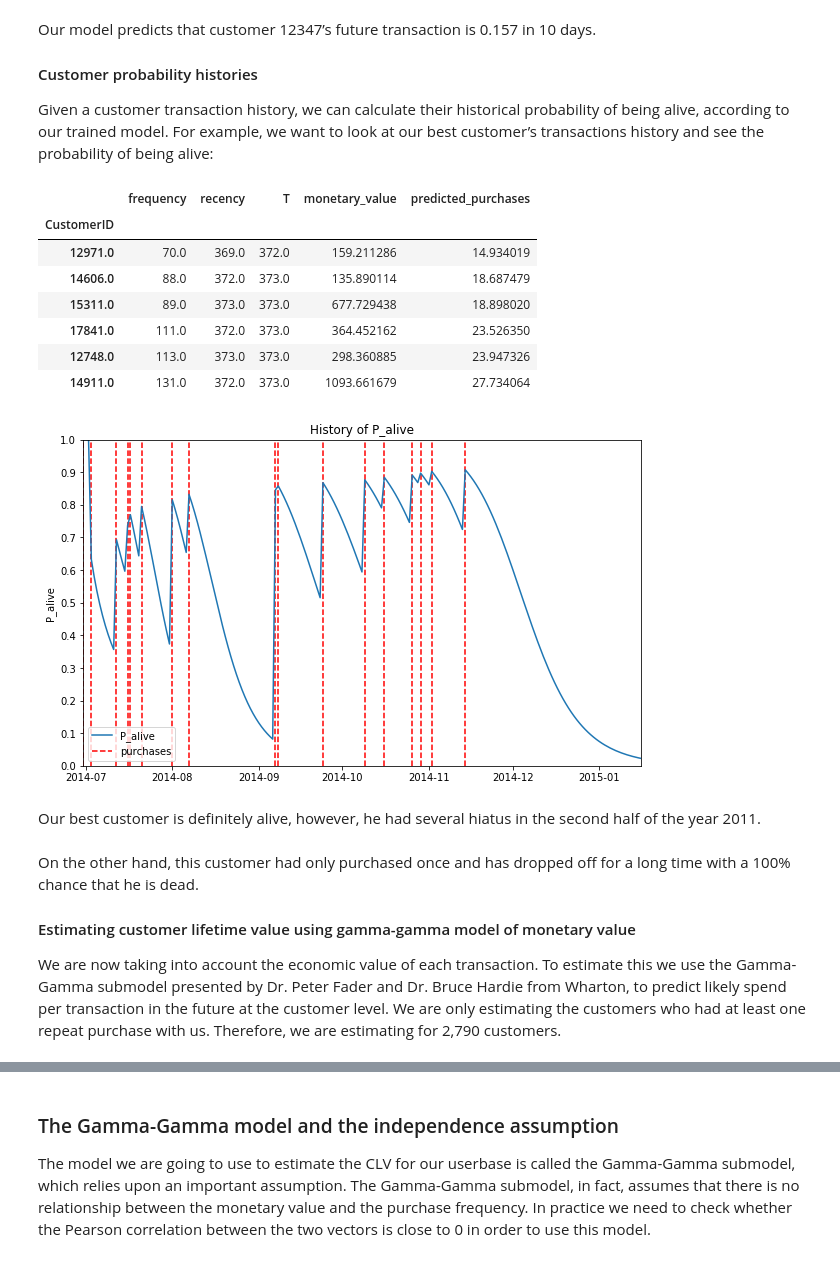
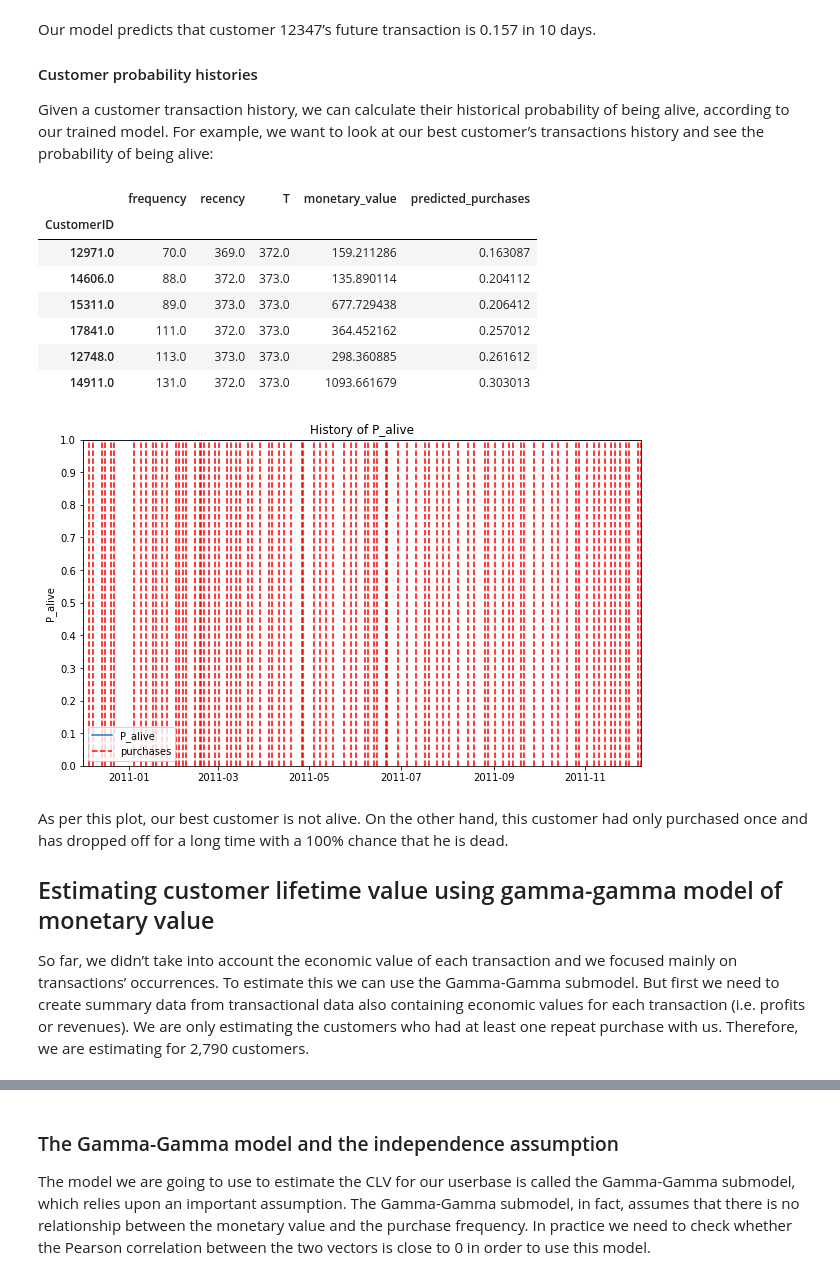
Before and after one commit to saritmaitra/Segmentation-Clustering, a Jupyter notebook: CLTV.ipynb, the cells around one changed output, grey strips where cells are left out. Cells and saved outputs as stored; diff of their text form; code cells hidden in the pictures.

```diff
--- a/CLTV.ipynb
+++ b/CLTV.ipynb
@@ -602,27 +614,27 @@ Our model predicts that customer 12347’s future transaction is 0.157 in 10 day
 
 Given a customer transaction history, we can calculate their historical probability of being alive, according to our trained model. For example, we want to look at our best customer’s transactions history and see the probability of being alive:
 # %%
-t = 31*3
+t = 1
 df['predicted_purchases'] = bgf.conditional_expected_number_of_purchases_up_to_time(t, df['frequency'], df['recency'], df['T'])
 best_projected_cust = df.sort_values('predicted_purchases').tail(6)
 df.sort_values(by='predicted_purchases').tail(6)
-#print (df.sort_values('predicted_purchases').tail(6))
 # %% [output]
 |  | frequency | recency | T | monetary_value | predicted_purchases |
 | CustomerID |  |  |  |  |  |
-| 12971.0 | 70.0 | 369.0 | 372.0 | 159.211286 | 14.934019 |
-| 14606.0 | 88.0 | 372.0 | 373.0 | 135.890114 | 18.687479 |
-| 15311.0 | 89.0 | 373.0 | 373.0 | 677.729438 | 18.898020 |
-| 17841.0 | 111.0 | 372.0 | 373.0 | 364.452162 | 23.526350 |
-| 12748.0 | 113.0 | 373.0 | 373.0 | 298.360885 | 23.947326 |
-| 14911.0 | 131.0 | 372.0 | 373.0 | 1093.661679 | 27.734064 |
+| 12971.0 | 70.0 | 369.0 | 372.0 | 159.211286 | 0.163087 |
+| 14606.0 | 88.0 | 372.0 | 373.0 | 135.890114 | 0.204112 |
+| 15311.0 | 89.0 | 373.0 | 373.0 | 677.729438 | 0.206412 |
+| 17841.0 | 111.0 | 372.0 | 373.0 | 364.452162 | 0.257012 |
+| 12748.0 | 113.0 | 373.0 | 373.0 | 298.360885 | 0.261612 |
+| 14911.0 | 131.0 | 372.0 | 373.0 | 1093.661679 | 0.303013 |
 # %%
 from lifetimes.plotting import plot_history_alive
+import matplotlib.pyplot as plt
 fig = plt.figure(figsize=(10,6))
-id = 35
-days_since_birth = 200
-sp_trans = transaction_data.loc[transaction_data['id'] == id]
-plot_history_alive(bgf, days_since_birth, sp_trans, 'date')
+id = 14606
+days_since_birth = 365
+sp_trans = data.loc[data['CustomerID'] == id]
+plot_history_alive(bgf, days_since_birth, sp_trans, 'InvoiceDate')
 plt.show()
 # %% [output]
-[figure, old version]
+[figure, new version]
@@ -638,2 +640,0 @@ plt.show()
-# %% [markdown]
-Our best customer is definitely alive, however, he had several hiatus in the second half of the year 2011.
@@ -647,8 +641,7 @@ Our best customer is definitely alive, however, he had several hiatus in the sec
 # %% [markdown]
-On the other hand, this customer had only purchased once and has dropped off for a long time with a 100% chance that he is dead.
-#### Estimating customer lifetime value using gamma-gamma model of monetary value
-We are now taking into account the economic value of each transaction. To estimate this we use the Gamma-Gamma submodel presented by Dr. Peter Fader and Dr. Bruce Hardie from Wharton, to predict likely spend per transaction in the future at the customer level.
-We are only estimating the customers who had at least one repeat purchase with us. Therefore, we are estimating for 2,790 customers.
+As per this plot, our best customer is not alive. On the other hand, this customer had only purchased once and has dropped off for a long time with a 100% chance that he is dead.
+## Estimating customer lifetime value using gamma-gamma model of monetary value
+So far, we didn’t take into account the economic value of each transaction and we focused mainly on transactions’ occurrences. To estimate this we can use the Gamma-Gamma submodel. But ﬁrst we need to create summary data from transactional data also containing economic values for each transaction (i.e. proﬁts or revenues). We are only estimating the customers who had at least one repeat purchase with us. Therefore, we are estimating for 2,790 customers.
 # %%
 returning_customers_summary = df[df['frequency']>0]
 print(returning_customers_summary.head())
```
Also changed, not shown: parts of 45 cells of this notebook.
